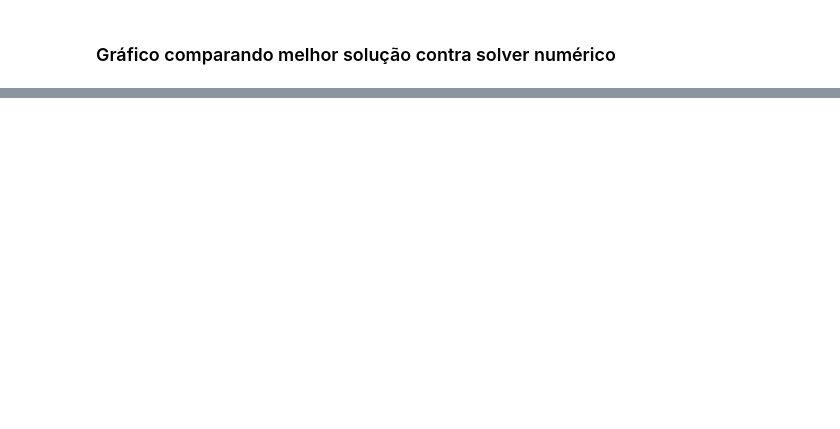
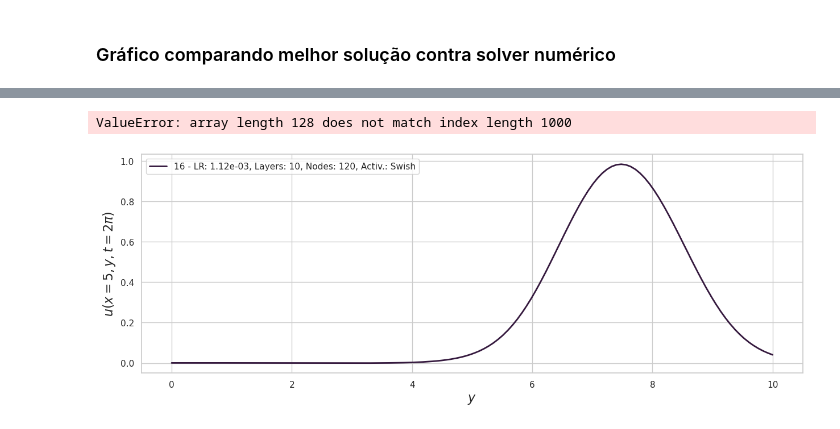
Before and after one commit to josecamata/pinns, a Jupyter notebook: gaussian_pulse/plot.ipynb, the cells around one changed output, grey strips where cells are left out. Drawn from its saved outputs; the diff is of its cells as text; code cells hidden in the pictures; blank space fills up the shorter version.

```diff
--- a/gaussian_pulse/plot.ipynb
+++ b/gaussian_pulse/plot.ipynb
@@ -26,7 +30,7 @@ import seaborn as sns
 # %% [markdown]
 #### Import e Tratamento dos dados da otimização de hiperparâmetros
 # %%
-results = pd.read_csv("pinns/gaussian_pulse/results.csv")
+results = pd.read_csv("results.csv")
 # %%
 def convert_to_array(s):
     s = s.replace('\n', '')  # Remove \n
@@ -96,12 +80,10 @@ plt.close(fig)
 # %%
 # Função para converter string para array numpy de floats
-def str_to_list(s):
+def str_to_sum_list(s):
     # Remove os colchetes e converte para lista de floats
     float_list = list(map(float, s.strip('[]').split()))
     # Converte a lista para um array numpy
     return sum(float_list)
 
 # Aplica a função a cada linha da coluna "Loss Treino"
-sorted_results["Loss Treino"] = sorted_results["Loss Treino"].apply(str_to_list)
-
-print(sorted_results["Loss Treino"])
+sorted_results["Loss Treino"] = sorted_results["Loss Treino"].apply(str_to_sum_list)
@@ -155,18 +208,28 @@ sol_malha_128.head()
 # %%
+import matplotlib.pyplot as plt
+import seaborn as sns
+
 # Criar a figura e o eixo
-fig, ax1 = plt.subplots(figsize=(16, 8))
+fig, ax1 = plt.subplots(figsize=(15, 5))
 
 # Definir os rótulos dos eixos com LaTeX
-ax1.set_xlabel(r'$y$', fontsize=14)
-ax1.set_ylabel(r'$u(x = 5, y, t = 2\pi)$', fontsize=14)
+ax1.set_xlabel(r'$y$', fontsize=16)
+ax1.set_ylabel(r'$u(x = 5, y, t = 2\pi)$', fontsize=16)
 
-#Plot do melhor modelo
-label = f"{sorted_results.iloc[0]['ID']} - LR: {sorted_results.iloc[0]['Taxa de Aprendizado']}, Layers: {sorted_results.iloc[0]['Número de Camadas Ocultas']}, Nodes: {sorted_results.iloc[0]['Número de Neurônios por Camada']}, Activ.: {sorted_results.iloc[0]['Ativação']}"
-sns.lineplot(x=y.flatten(), y=sorted_results.iloc[0]['Solução Predita'], linewidth=2, label=label, ax=ax1)
+# Plot do melhor modelo
+label = f"{sorted_results.iloc[0]['ID']} - LR: {sorted_results.iloc[0]['Taxa de Aprendizado']:.2e}, Layers: {sorted_results.iloc[0]['Número de Camadas Ocultas']}, Nodes: {sorted_results.iloc[0]['Número de Neurônios por Camada']}, Activ.: {sorted_results.iloc[0]['Ativação']}"
+sns.lineplot(x=y.flatten(), y=sorted_results.iloc[0]['Solução Predita'], linewidth=2,  label=label, ax=ax1, color=sns.color_palette("rocket")[0])
 
-label = f"Solver Numérico"
-sns.lineplot(x=y.flatten(), y=sol_malha_128.iloc[:-1]["u"], linewidth=2, label=label, ax=ax1)
+label = "Elementos Finitos (FEM)"
+sns.lineplot(x=y.flatten(), y=sol_malha_128.iloc[:-1]["u"], linewidth=2, label=label, ax=ax1, color=sns.color_palette("rocket")[2])
 
-# Salvar a figura
-fig.savefig('pinns/gaussian_pulse/plots/best_compare_solver.png', bbox_inches='tight')
+# Aumentar o tamanho da legenda
+ax1.legend(fontsize=14)  # Ajuste o valor de fontsize conforme necessário
+
+# Mostrar e salvar a figura
+plt.show()
+fig.savefig('plots/best_compare_solver.png', bbox_inches='tight')
 plt.close(fig)
+# %% [output]
+ValueError: array length 128 does not match index length 1000
+[figure, added]
```
Also changed, not shown: parts of 12 cells of this notebook, 4 other files.
